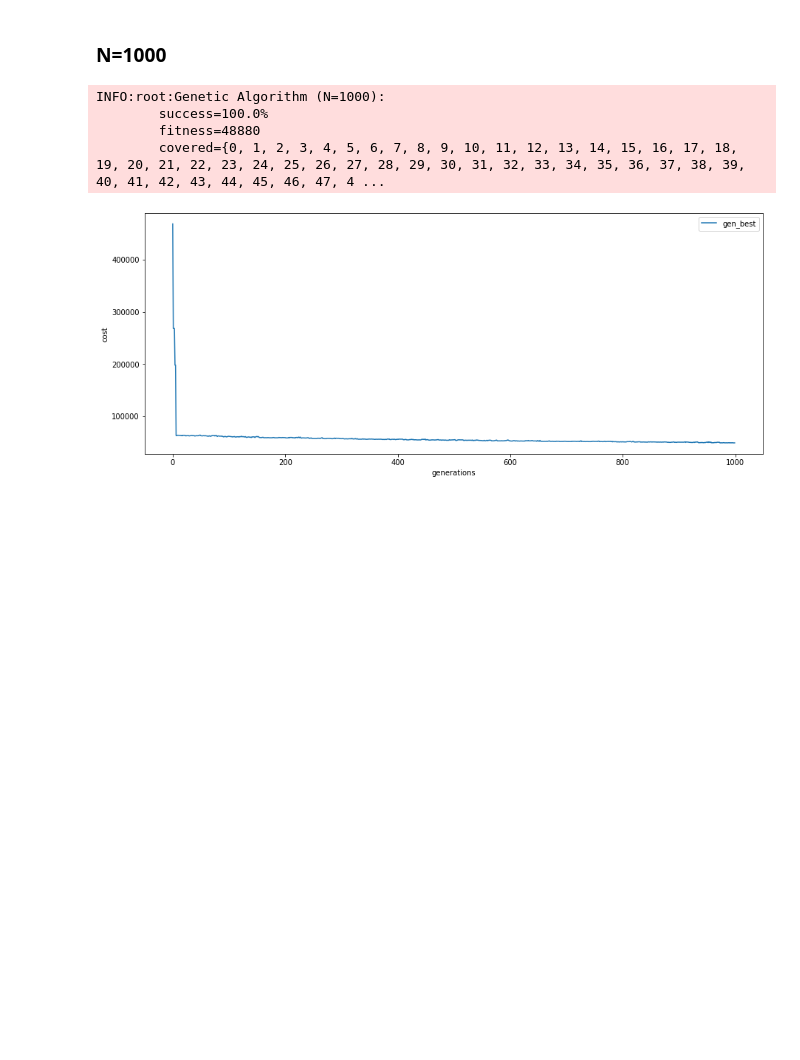
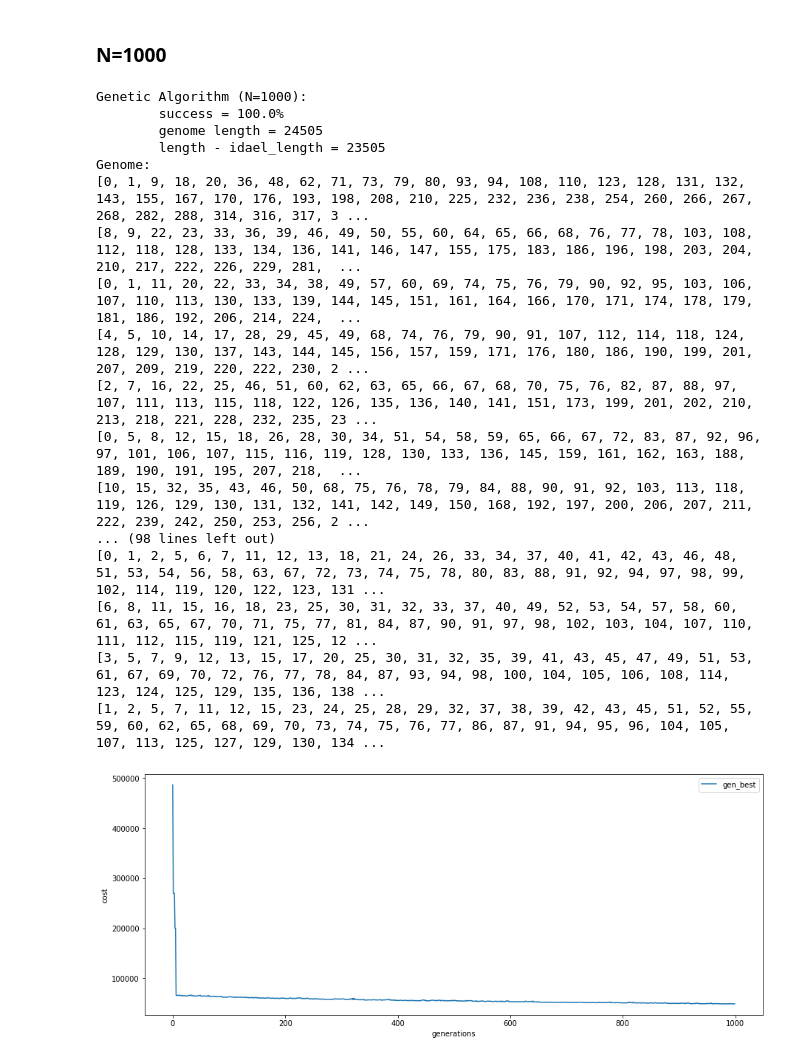
Before and after one commit to LuigiFederico/Computational-Intelligence, a Jupyter notebook: lab2/lab2.ipynb, the cells around one changed output. Saved outputs shown, nothing was run; the diff lists cells and outputs as text; code cells hidden in the pictures; blank space fills up the shorter version.

```diff
--- a/lab2/lab2.ipynb
+++ b/lab2/lab2.ipynb
@@ -27,7 +26,7 @@ def tournament(population):
   x, y = tuple(random.choices(population, k=2))
   return x.fight(y)
 # %%
-def initial_population(id_to_genes):
+def initial_population(id_to_genes, N):
   population = list()
   genes = list(id_to_genes.values())
   tot_genes = len(id_to_genes)
@@ -47,6 +46,14 @@ def plot_gen_best(fitness_log):
   #plt.scatter([x for x, _ in fitness_log], [y for _, y in fitness_log], marker=".", label='fitness_log')
   plt.plot([x for x, _ in enumerate(gen_best)], [y for _, y in enumerate(gen_best)], label='gen_best')
   plt.legend()
+# %%
+def print_statistics(winner, N):
+  print(f"Genetic Algorithm (N={N}):")
+  print(f"\tsuccess = {len(winner.covered)*100/N}%")
+  print(f"\tgenome length = {len(winner)}")
+  print(f"\tlength - idael_length = {len(winner) - N}")
+  print(f"Genome:")
+  winner.display()
 # %% [markdown]
 ## Evolution
 # %%
@@ -166,15 +221,29 @@ INFO:root:Genetic Algorithm (N=500):
 # %%
 N = 1000
 
-id_to_genes = create_dict_genes(problem(N, 42)) # Dictionaries to map genes to ids and vice versa
-population = initial_population(id_to_genes)
+clean_problem = set([tuple(sorted(l)) for l in problem(N, 42)])
+id_to_genes = create_dict_genes(clean_problem) # Dictionaries to map genes to ids and vice versa
+population = initial_population(id_to_genes, N)
 winner_GA, fitness_log_GA = genetic_algorithm(population, id_to_genes, N)
 
-logging.info(f"Genetic Algorithm (N={N}):\n\tsuccess={len(winner_GA.covered)*100/N}%\n\tfitness={winner_GA.cost}\n\tcovered={winner_GA.covered};")
+print_statistics(winner_GA, N)
 plot_gen_best(fitness_log_GA)
 # %% [output]
-INFO:root:Genetic Algorithm (N=1000):
-        success=100.0%
-        fitness=48880
-        covered={0, 1, 2, 3, 4, 5, 6, 7, 8, 9, 10, 11, 12, 13, 14, 15, 16, 17, 18, 19, 20, 21, 22, 23, 24, 25, 26, 27, 28, 29, 30, 31, 32, 33, 34, 35, 36, 37, 38, 39, 40, 41, 42, 43, 44, 45, 46, 47, 4 ...
+Genetic Algorithm (N=1000):
+        success = 100.0%
+        genome length = 24505
+        length - idael_length = 23505
+Genome:
+[0, 1, 9, 18, 20, 36, 48, 62, 71, 73, 79, 80, 93, 94, 108, 110, 123, 128, 131, 132, 143, 155, 167, 170, 176, 193, 198, 208, 210, 225, 232, 236, 238, 254, 260, 266, 267, 268, 282, 288, 314, 316, 317, 3 ...
+[8, 9, 22, 23, 33, 36, 39, 46, 49, 50, 55, 60, 64, 65, 66, 68, 76, 77, 78, 103, 108, 112, 118, 128, 133, 134, 136, 141, 146, 147, 155, 175, 183, 186, 196, 198, 203, 204, 210, 217, 222, 226, 229, 281,  ...
+[0, 1, 11, 20, 22, 33, 34, 38, 49, 57, 60, 69, 74, 75, 76, 79, 90, 92, 95, 103, 106, 107, 110, 113, 130, 133, 139, 144, 145, 151, 161, 164, 166, 170, 171, 174, 178, 179, 181, 186, 192, 206, 214, 224,  ...
+[4, 5, 10, 14, 17, 28, 29, 45, 49, 68, 74, 76, 79, 90, 91, 107, 112, 114, 118, 124, 128, 129, 130, 137, 143, 144, 145, 156, 157, 159, 171, 176, 180, 186, 190, 199, 201, 207, 209, 219, 220, 222, 230, 2 ...
+[2, 7, 16, 22, 25, 46, 51, 60, 62, 63, 65, 66, 67, 68, 70, 75, 76, 82, 87, 88, 97, 107, 111, 113, 115, 118, 122, 126, 135, 136, 140, 141, 151, 173, 199, 201, 202, 210, 213, 218, 221, 228, 232, 235, 23 ...
+[0, 5, 8, 12, 15, 18, 26, 28, 30, 34, 51, 54, 58, 59, 65, 66, 67, 72, 83, 87, 92, 96, 97, 101, 106, 107, 115, 116, 119, 128, 130, 133, 136, 145, 159, 161, 162, 163, 188, 189, 190, 191, 195, 207, 218,  ...
+[10, 15, 32, 35, 43, 46, 50, 68, 75, 76, 78, 79, 84, 88, 90, 91, 92, 103, 113, 118, 119, 126, 129, 130, 131, 132, 141, 142, 149, 150, 168, 192, 197, 200, 206, 207, 211, 222, 239, 242, 250, 253, 256, 2 ...
+... (98 lines left out)
+[0, 1, 2, 5, 6, 7, 11, 12, 13, 18, 21, 24, 26, 33, 34, 37, 40, 41, 42, 43, 46, 48, 51, 53, 54, 56, 58, 63, 67, 72, 73, 74, 75, 78, 80, 83, 88, 91, 92, 94, 97, 98, 99, 102, 114, 119, 120, 122, 123, 131 ...
+[6, 8, 11, 15, 16, 18, 23, 25, 30, 31, 32, 33, 37, 40, 49, 52, 53, 54, 57, 58, 60, 61, 63, 65, 67, 70, 71, 75, 77, 81, 84, 87, 90, 91, 97, 98, 102, 103, 104, 107, 110, 111, 112, 115, 119, 121, 125, 12 ...
+[3, 5, 7, 9, 12, 13, 15, 17, 20, 25, 30, 31, 32, 35, 39, 41, 43, 45, 47, 49, 51, 53, 61, 67, 69, 70, 72, 76, 77, 78, 84, 87, 93, 94, 98, 100, 104, 105, 106, 108, 114, 123, 124, 125, 129, 135, 136, 138 ...
+[1, 2, 5, 7, 11, 12, 15, 23, 24, 25, 28, 29, 32, 37, 38, 39, 42, 43, 45, 51, 52, 55, 59, 60, 62, 65, 68, 69, 70, 73, 74, 75, 76, 77, 86, 87, 91, 94, 95, 96, 104, 105, 107, 113, 125, 127, 129, 130, 134 ...
-[figure, old version]
+[figure, new version]
```
Also changed, not shown: parts of 7 cells of this notebook, 10 other files.
